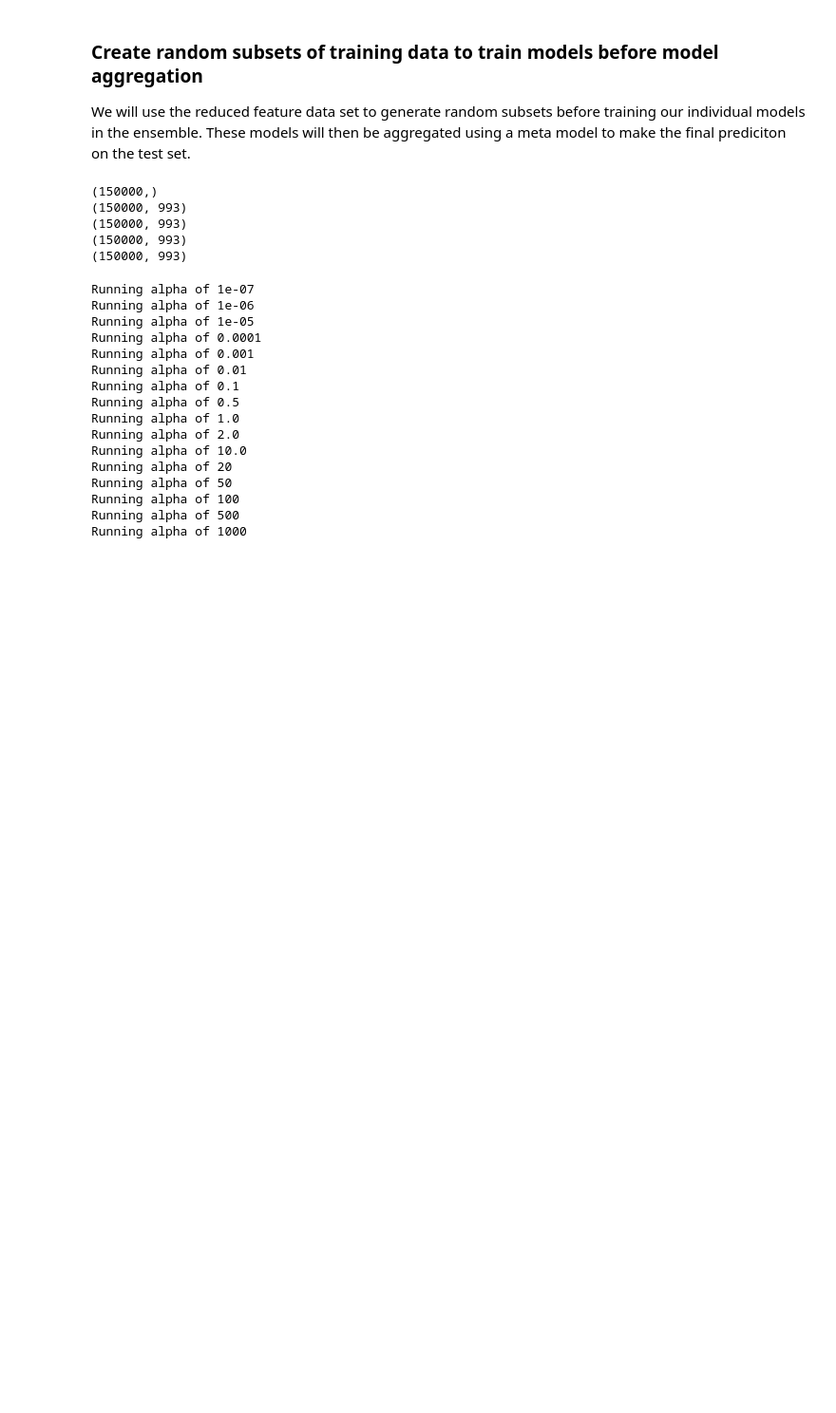
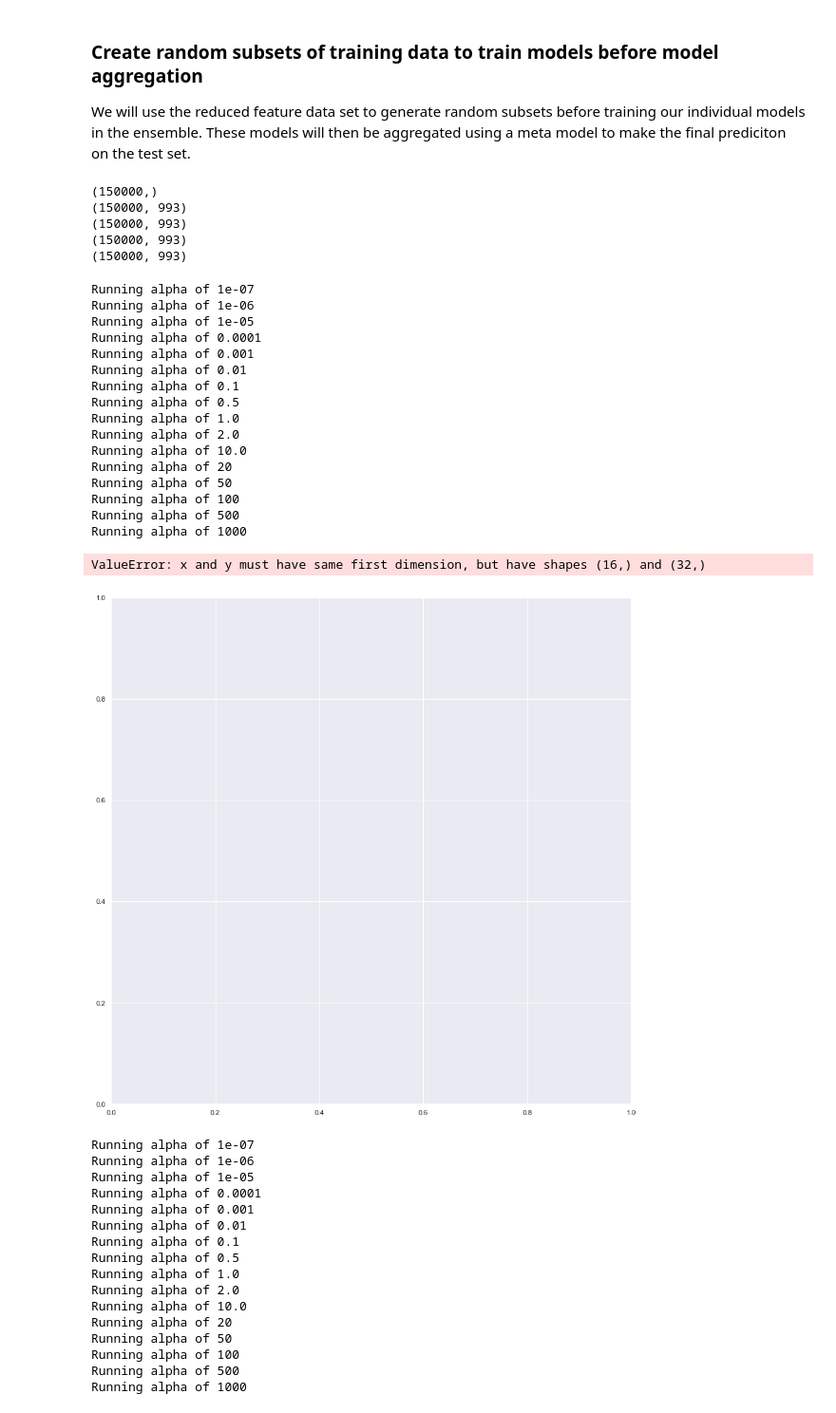
Before and after one commit to suhasgupta791/MIDS_W207_Final_Project, a Jupyter notebook: SuhasGupta_NehaKumar_SecondSubmission_finalproject.ipynb, the cells around one changed output. Shown at 95% size. Saved outputs shown, nothing was run; the diff lists cells and outputs as text; code cells hidden in the pictures; blank space fills up the shorter version.

```diff
--- a/SuhasGupta_NehaKumar_SecondSubmission_finalproject.ipynb
+++ b/SuhasGupta_NehaKumar_SecondSubmission_finalproject.ipynb
@@ -950,18 +1064,18 @@ We have better log loss scores after removing variables from L1.
 # %%
-# Number of variables we will use in PCA
-n = 150
+# # Number of variables we will use in PCA
+# n = 150
 
-# Running the PCA
-pca = TruncatedSVD(n_components = n)
-pca.fit(train_data_v2)
+# # Running the PCA
+# pca = TruncatedSVD(n_components = n)
+# pca.fit(train_data_v2)
 
-after_transform_features_train = pca.transform(train_data_v2)
-after_transform_features_dev = pca.transform(dev_data_v2)
-after_transform_features_test = pca.transform(test_data_encoded_v2)
+# after_transform_features_train = pca.transform(train_data_v2)
+# after_transform_features_dev = pca.transform(dev_data_v2)
+# after_transform_features_test = pca.transform(test_data_encoded_v2)
 
-print('Shape of post PCA training dataset:',after_transform_features_train.shape)
-print('Shape of post PCA dev dataset:',after_transform_features_dev.shape)
-print('Shape of post PCA test dataset:',after_transform_features_test.shape)
+# print('Shape of post PCA training dataset:',after_transform_features_train.shape)
+# print('Shape of post PCA dev dataset:',after_transform_features_dev.shape)
+# print('Shape of post PCA test dataset:',after_transform_features_test.shape)
 # %% [output]
 Shape of post PCA training dataset: (702385, 150)
 Shape of post PCA dev dataset: (175597, 150)
@@ -1018,6 +1135,39 @@ for i in range(0,num_of_train_batches):
 (150000, 993)
 (150000, 993)
 (150000, 993)
+# %%
+alphas = [0.0000001, 0.000001, 0.00001, 0.0001, 0.001, 0.01, 0.1, 0.5, 1.0, 2.0, 10.0,20,50,100,500,1000]
+for a in alphas:
+    print('Running alpha of',a)
+    mnb_fitted,train_score,dev_score = modelDev1.fitClfAndScore(train_data_v2,train_labels_v2,a,dev_data_v2,dev_labels_v2,'MNB')
+    train_scores.append(train_score)
+    dev_scores.append(dev_score)
+
+#Plotting log loss scores
+plt.plot(np.log10(alphas),train_scores, 'blue')
+plt.plot(np.log10(alphas),dev_scores, 'red')
+plt.xlabel('Log(alpha)')
+plt.ylabel('Log Loss Score')
+plt.show()
+# %% [output]
+Running alpha of 1e-07
+Running alpha of 1e-06
+Running alpha of 1e-05
+Running alpha of 0.0001
+Running alpha of 0.001
+Running alpha of 0.01
+Running alpha of 0.1
+Running alpha of 0.5
+Running alpha of 1.0
+Running alpha of 2.0
+Running alpha of 10.0
+Running alpha of 20
+Running alpha of 50
+Running alpha of 100
+Running alpha of 500
+Running alpha of 1000
+ValueError: x and y must have same first dimension, but have shapes (16,) and (32,)
+[figure, added]
 # %%
 # For V2 data
 
```
Also changed, not shown: parts of 49 cells of this notebook.
